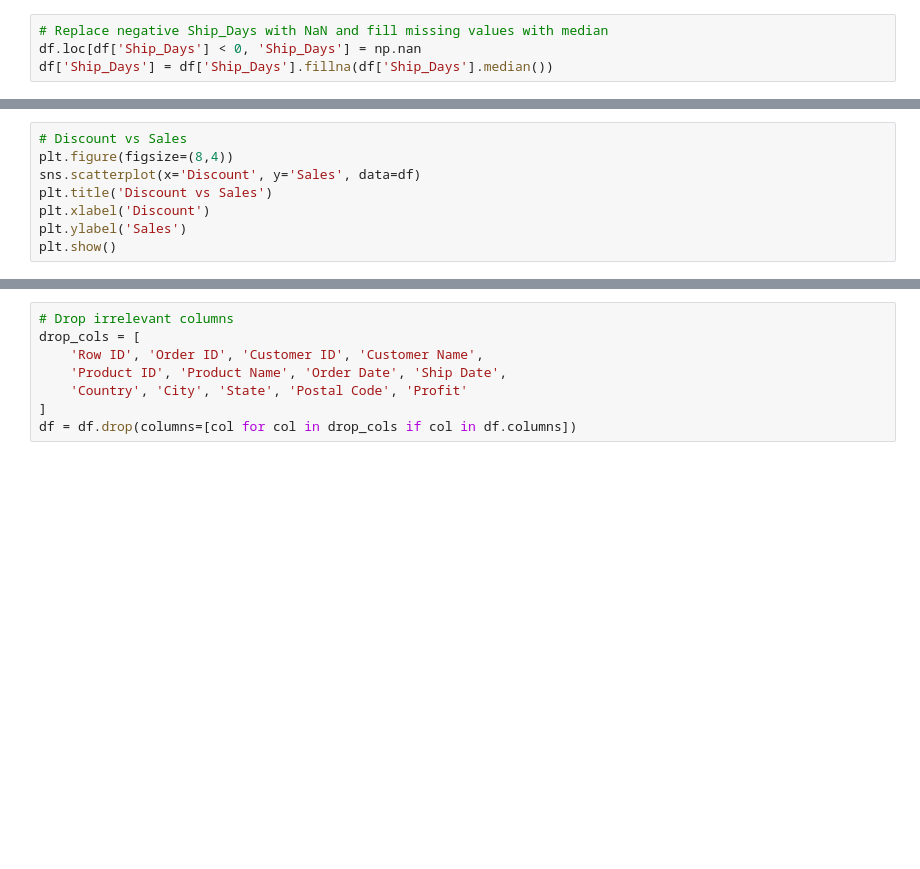
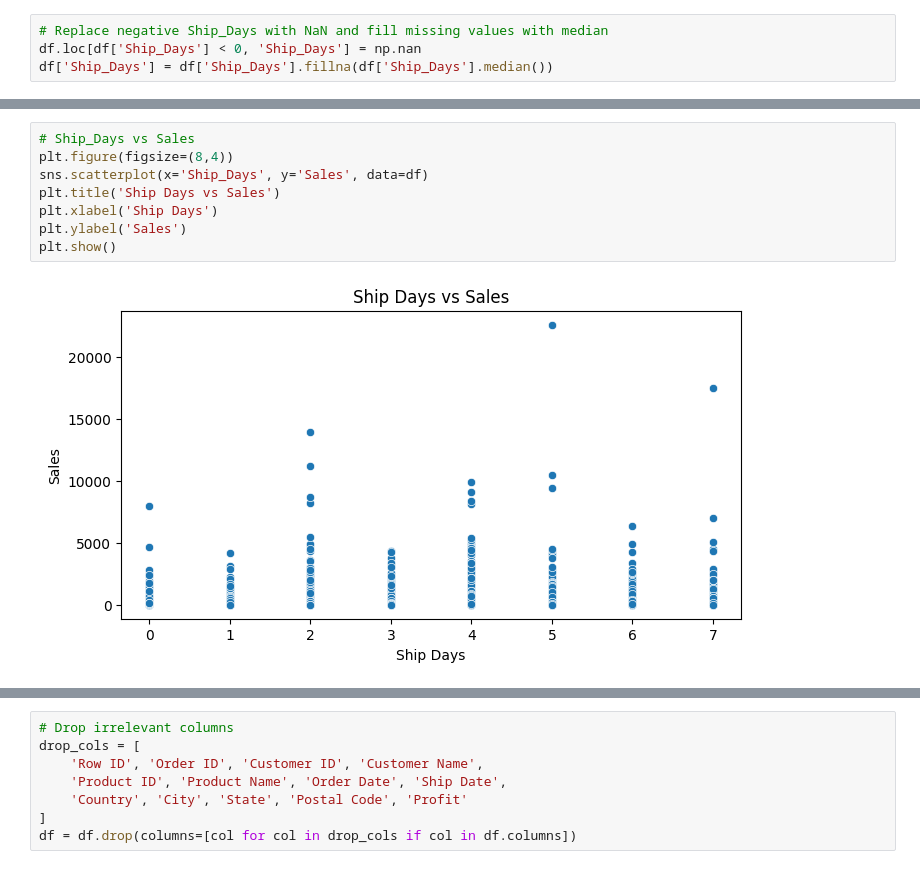
Before and after one commit to mdsamihossain-afk/mis444, a Jupyter notebook: sales_prediction_final (5) (3) (1).ipynb, the cells around one changed output, grey strips where cells are left out. Cells and saved outputs as stored; diff of their text form; blank space fills up the shorter version.

```diff
--- a/sales_prediction_final (5) (3) (1).ipynb
+++ b/sales_prediction_final (5) (3) (1).ipynb
@@ -64,9 +148,11 @@ plt.show()
 # %%
-# Discount vs Sales
+# Ship_Days vs Sales
 plt.figure(figsize=(8,4))
-sns.scatterplot(x='Discount', y='Sales', data=df)
-plt.title('Discount vs Sales')
-plt.xlabel('Discount')
+sns.scatterplot(x='Ship_Days', y='Sales', data=df)
+plt.title('Ship Days vs Sales')
+plt.xlabel('Ship Days')
 plt.ylabel('Sales')
 plt.show()
+# %% [output]
+[figure, added]
 # %%
```
Also changed, not shown: parts of 21 cells of this notebook.
